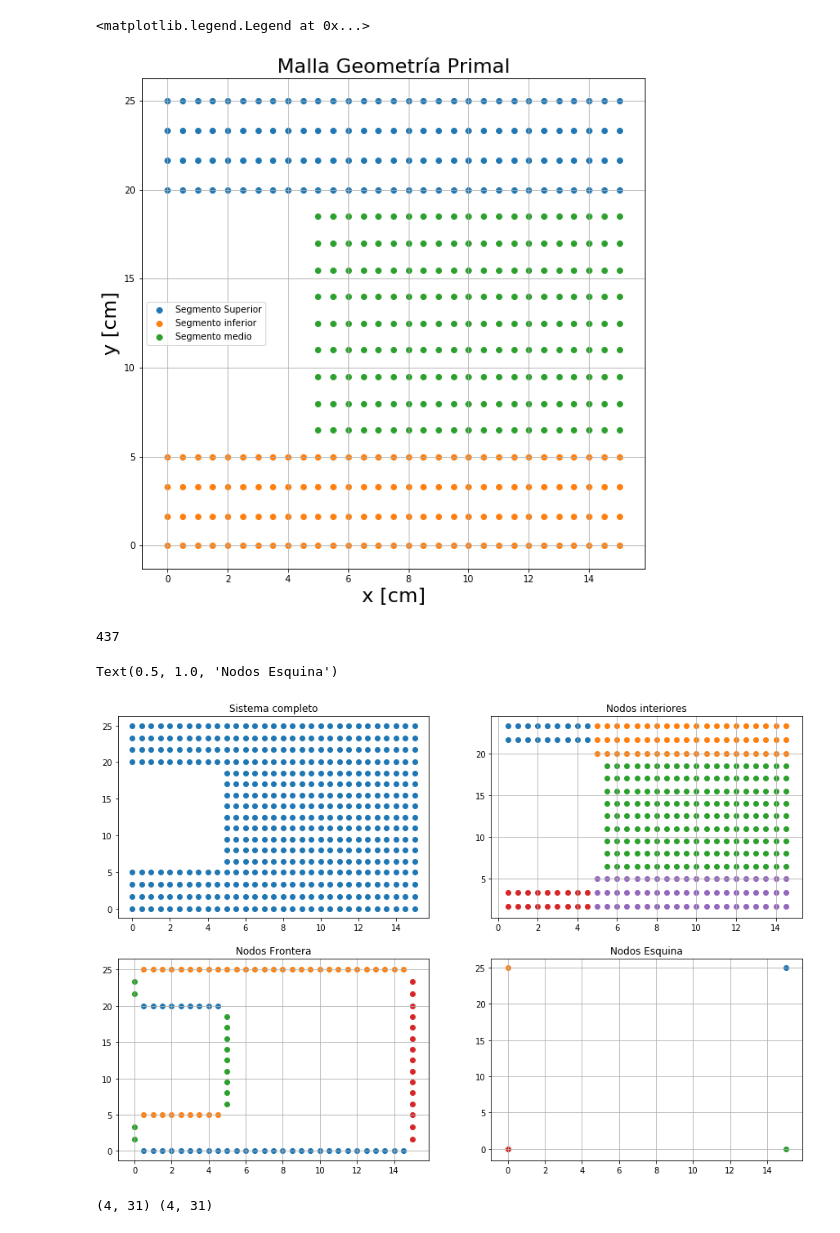
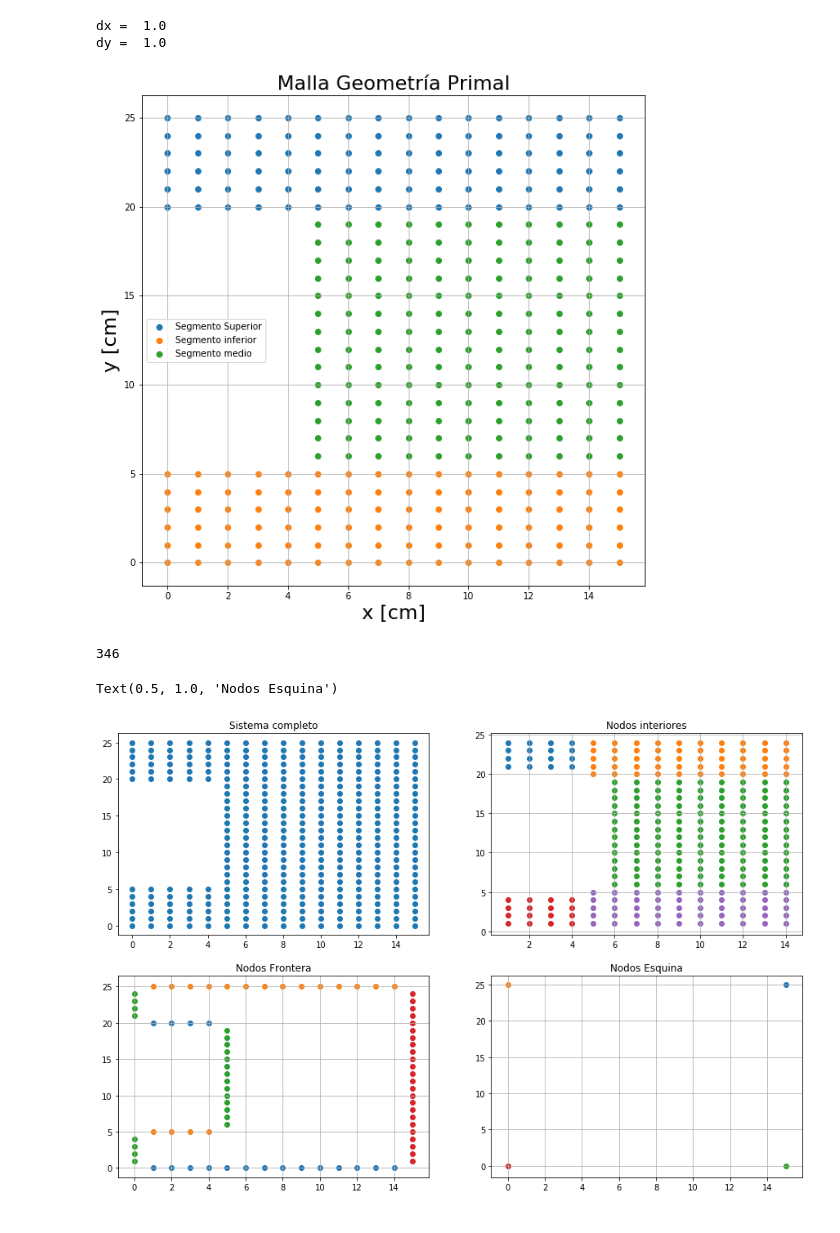
Before and after one commit to AndresFlorez-Git/Proyectos_Transferencia_de_Calor, a Jupyter notebook: Proyecto_2.ipynb, the cells around one changed output. Cells and saved outputs as stored; diff of their text form; code cells hidden in the pictures.

Commit message:
Empezamos a llenar la matriz

```diff
--- a/Proyecto_2.ipynb
+++ b/Proyecto_2.ipynb
@@ -2,8 +2,8 @@
 import numpy as np
 import matplotlib.pyplot as plt
 
-Nx = 21  # Debe ser un número impar
-Ny = 11
+Nx = 11  # Debe ser un número impar # 11 es el número mágico
+Ny = 16  # 16 es el número mágico
 
 dx = (15-5)/(Nx -1)
 dy = (20-5)/(Ny -1)
@@ -13,38 +13,43 @@ dy = (20-5)/(Ny -1)
 x1 = np.arange(0,15+dx/2,dx)
 y1 = np.linspace(0,5,5/dy +1)
 
 
 
 x2 = np.linspace(5,15,Nx)
 y2 = np.linspace(5,20,Ny)
 y2 = y2[1:Ny-1]
 
 
 x3 = np.arange(0,15+dx/2,dx)
 y3 = np.linspace(20,25,(5/dy) +1)
 
 X1, Y1 = np.meshgrid(x1,y1)
 X2, Y2 = np.meshgrid(x2,y2)
 X3, Y3 = np.meshgrid(x3,y3)
 
 
 plt.figure(figsize=(10,10))
 
 
 plt.scatter(X3,Y3,label = 'Segmento Superior')
 plt.scatter(X1,Y1,label = 'Segmento inferior')
 plt.scatter(X2,Y2,label = 'Segmento medio')
 plt.title('Malla Geometría Primal',fontsize =22 )
 plt.xlabel('x [cm]',fontsize =22)
 plt.ylabel('y [cm]',fontsize =22)
 plt.grid()
 plt.legend(loc = 0)
+
+print('dx = ',dx)
+print('dy = ',dy)
 # %% [output]
-<matplotlib.legend.Legend at 0x...>
+dx =  1.0
+dy =  1.0
-[figure, old version]
+[figure, new version]
 # %%
 tamano_total = np.shape(X1)[0]*np.shape(X1)[1] + np.shape(X2)[0]*np.shape(X2)[1] + np.shape(X3)[0]*np.shape(X3)[1]
 print(tamano_total)
+
 XY = np.zeros((tamano_total,2))
 cto = 0
 for i in range (0,np.shape(X1)[0]):
@@ -62,12 +67,6 @@ for i in range (0,np.shape(X3)[0]):
         XY[cto][0] = X3[i][j]
         XY[cto][1] = Y3[i][j]
         cto = cto + 1
-
-# iniciamos con la matriz a invertir
-Juno = np.zeros((tamano_total,tamano_total))
-Ceres = np.zeros((tamano_total,1))
-
-
 
 
 # Nodos interiores
@@ -104,7 +103,7 @@ zona3_e222 = np.where(XY[zona3_e2[0][zona3_e22]][:,1]>0)
 zona3_e2222 = np.where(XY[zona3_e2[0][zona3_e22][zona3_e222]][:,1]<=5)
 zona3_e2 = zona3_e2[0][zona3_e22][zona3_e222][zona3_e2222]
 
-
+interiores = np.concatenate((zona1_e1,zona1_e2,zona2_e1,zona3_e1,zona3_e2))
 
 # Nodos frontera
 
@@ -139,6 +138,7 @@ Frontera_sur11 = np.where(XY[Frontera_sur1][:,0]< 5)
 Frontera_sur111 = np.where(XY[Frontera_sur1[0][Frontera_sur11]][:,0]>0)
 Frontera_sur = np.concatenate((Frontera_sur[0][Frontera_sur2][Frontera_sur22],Frontera_sur1[0][Frontera_sur11][Frontera_sur111]),axis = 0)
 
+Frontera = np.concatenate((Frontera_este,Frontera_oeste,Frontera_Norte,Frontera_sur))
 # Nodos esquina
 
 Esquina_North_East = np.where(XY[:,0]==15)
@@ -157,8 +157,9 @@ Esquina_South_West = np.where(XY[:,0]==0)
 Esquina_South_West1 = np.where(XY[Esquina_South_West[0]][:,1]==0)
 Esquina_South_West = Esquina_South_West[0][Esquina_South_West1]
 
+Esquinas = np.concatenate((Esquina_North_East,Esquina_North_West,Esquina_South_East,Esquina_South_West))
 
-plt.figure(figsize = (15,10))
+plt.figure(figsize = (15,15))
 plt.subplot(2,2,1)
 plt.scatter(XY[:,0],XY[:,1])
 plt.title('Sistema completo')
@@ -185,10 +186,6 @@ plt.scatter(XY[Esquina_South_West][:,0],XY[Esquina_South_West][:,1])
 plt.grid()
 plt.title('Nodos Esquina')
 # %% [output]
-437
+346
 Text(0.5, 1.0, 'Nodos Esquina')
-[figure, old version]
+[figure, new version]
-# %%
-print(np.shape(X1),np.shape(Y1))
-# %% [output]
-(4, 31) (4, 31)
```
Also changed, not shown: parts of 5 cells of this notebook.
